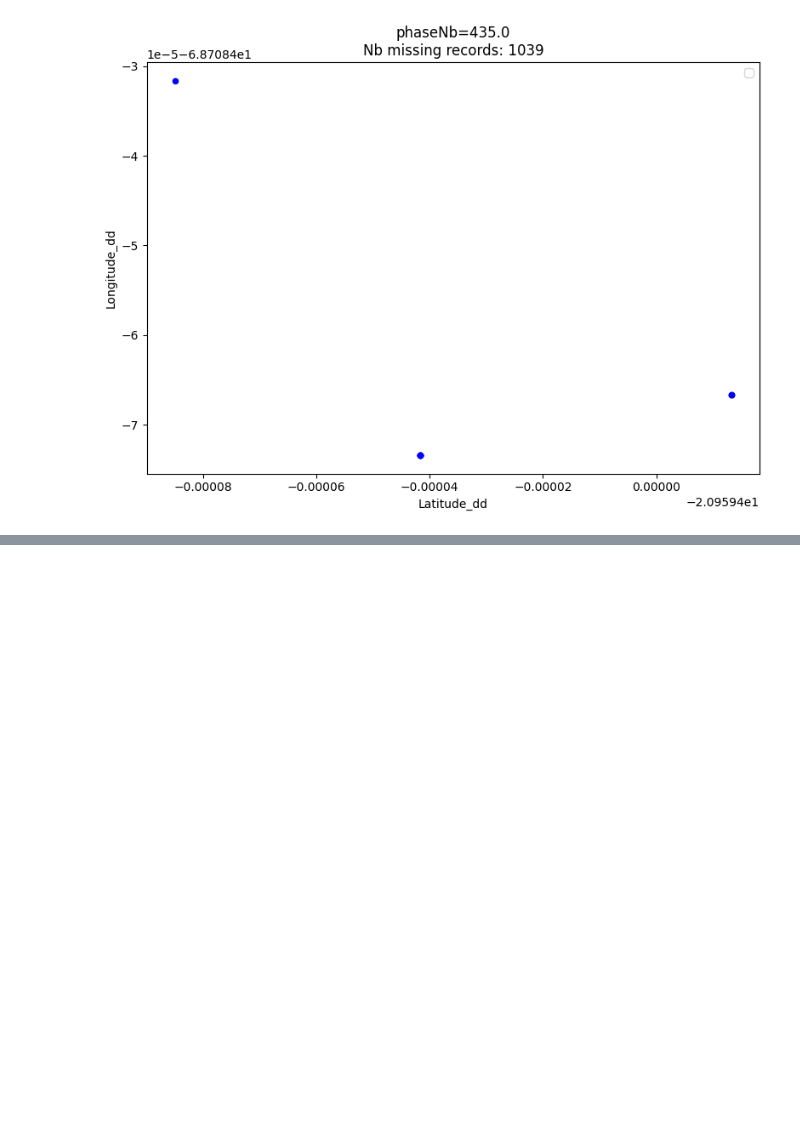
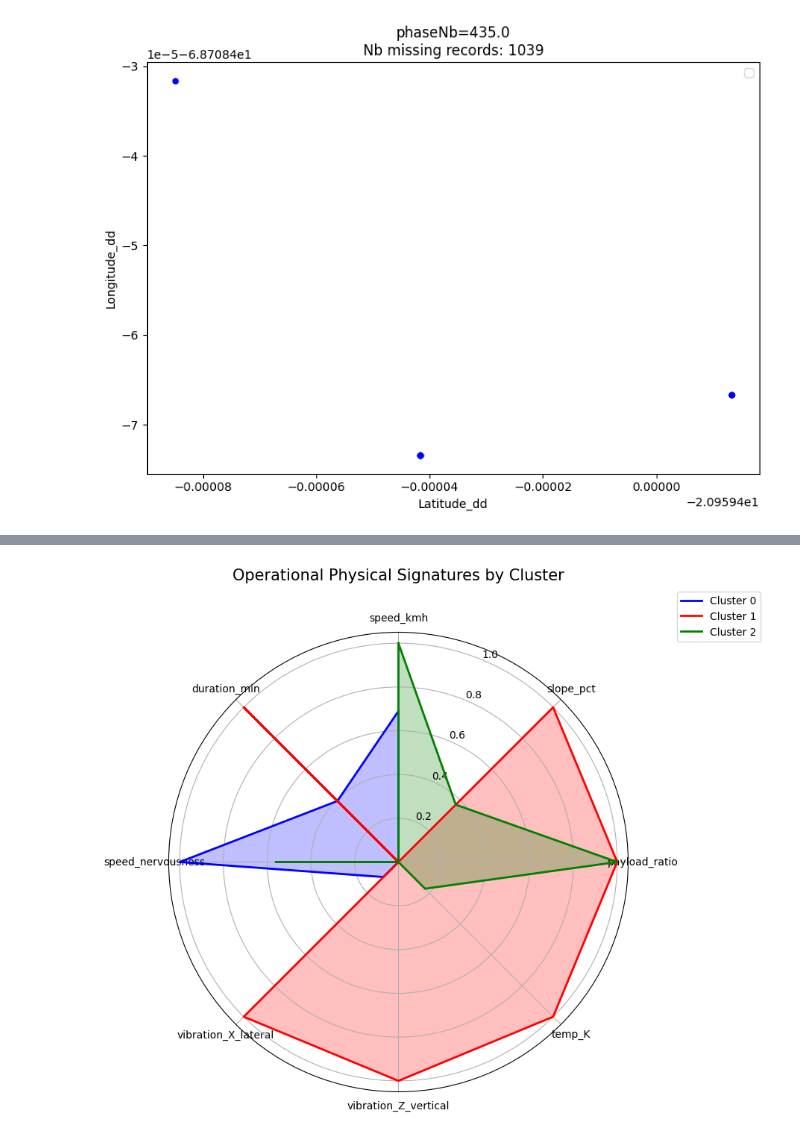
Before and after one commit to Nathan7128/ProjetMichelin, a Jupyter notebook: trajectory_clustering.ipynb, the cells around one changed output, grey strips where cells are left out. Drawn from its saved outputs; the diff is of its cells as text; code cells hidden in the pictures; blank space fills up the shorter version.

Commit message:
Modif Finale

```diff
--- a/trajectory_clustering.ipynb
+++ b/trajectory_clustering.ipynb
@@ -404,0 +745,6 @@ for i, phase_nb in enumerate(phases):
+# %%
+df_filled = add_points_in_gaps(df_acceptable, 5, 5)
+df_complete = interpolate_trajectory_spline(df_filled)
+
+df_complete["is_added"] = df_complete["is_added"].fillna(False).astype(bool)
+df_final = full_reconstruction_by_phase(df_complete)
@@ -404,0 +824,12 @@ for i, phase_nb in enumerate(phases):
+# %%
+clusterer = hdbscan.HDBSCAN(
+    min_cluster_size=25,
+    min_samples=10,
+    metric='manhattan',
+    gen_min_span_tree=True
+)
+
+df_features['cluster_clean'] = clusterer.fit_predict(X_scaled_clean)
+
+n_clusters = len(set(df_features['cluster_clean'])) - (1 if -1 in df_features['cluster_clean'] else 0)
+print(f"Clustering complete. Identified {n_clusters} distinct operational profiles.")
@@ -404,0 +884,28 @@ for i, phase_nb in enumerate(phases):
+# %%
+df_radar = full_profiles.loc[full_profiles.index != -1].drop(columns=['trip_count'])
+df_norm = (df_radar - df_radar.min()) / (df_radar.max() - df_radar.min())
+
+labels = df_norm.columns
+num_vars = len(labels)
+
+angles = np.linspace(0, 2 * np.pi, num_vars, endpoint=False).tolist()
+angles += angles[:1] # Close the circular plot
+
+fig, ax = plt.subplots(figsize=(8, 8), subplot_kw=dict(polar=True))
+colors = ['blue', 'red', 'green', 'orange']
+
+for i, (idx, row) in enumerate(df_norm.iterrows()):
+    values = row.tolist()
+    values += values[:1]
+    ax.plot(angles, values, color=colors[i % len(colors)], linewidth=2, label=f'Cluster {idx}')
+    ax.fill(angles, values, color=colors[i % len(colors)], alpha=0.25)
+
+ax.set_theta_offset(np.pi / 2)
+ax.set_theta_direction(-1)
+ax.set_thetagrids(np.degrees(angles[:-1]), labels)
+
+plt.title("Operational Physical Signatures by Cluster", size=15, y=1.1)
+plt.legend(loc='upper right', bbox_to_anchor=(1.3, 1.1))
+plt.show()
+# %% [output]
+[figure, added]
```
Also changed, not shown: parts of 80 cells of this notebook, 5 other files.
